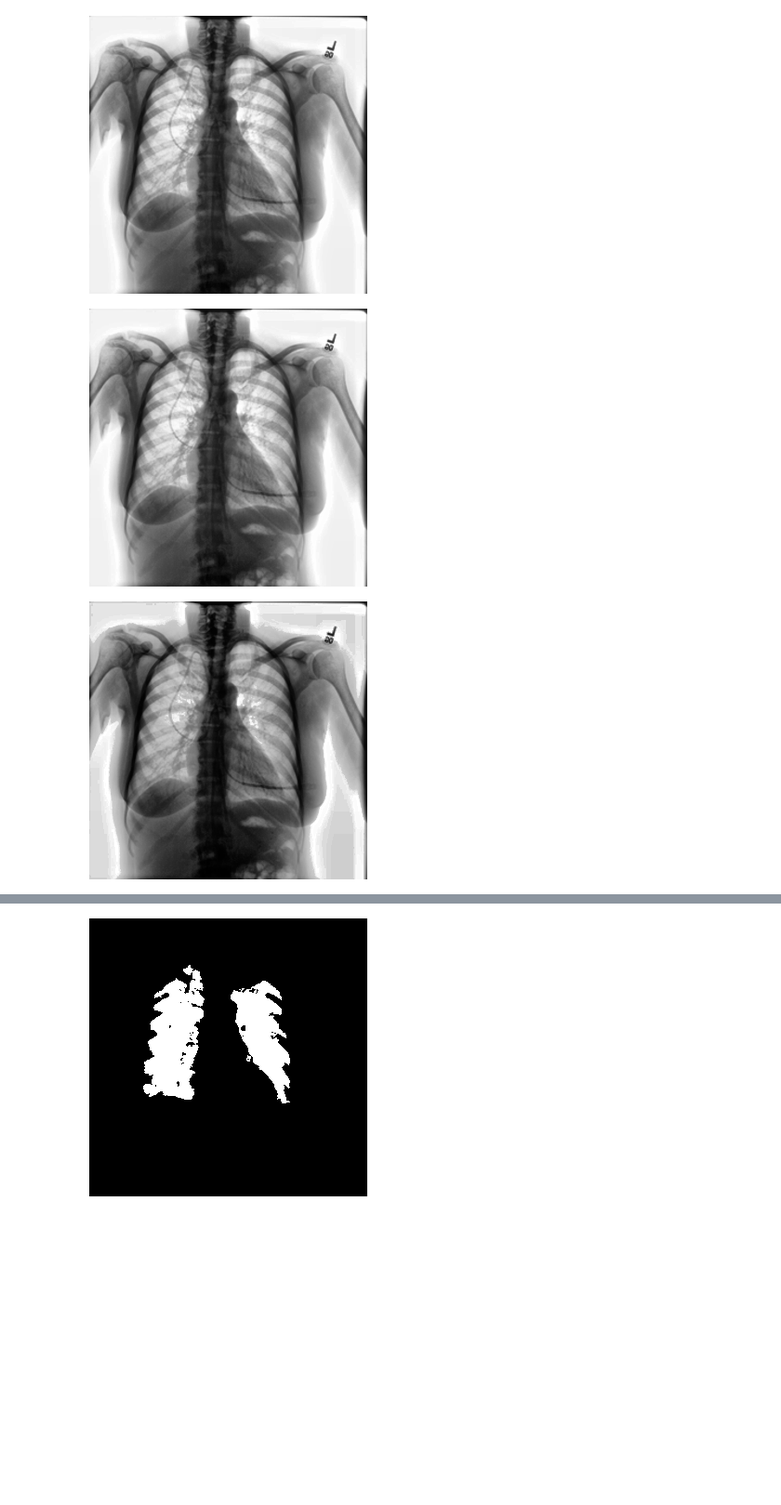
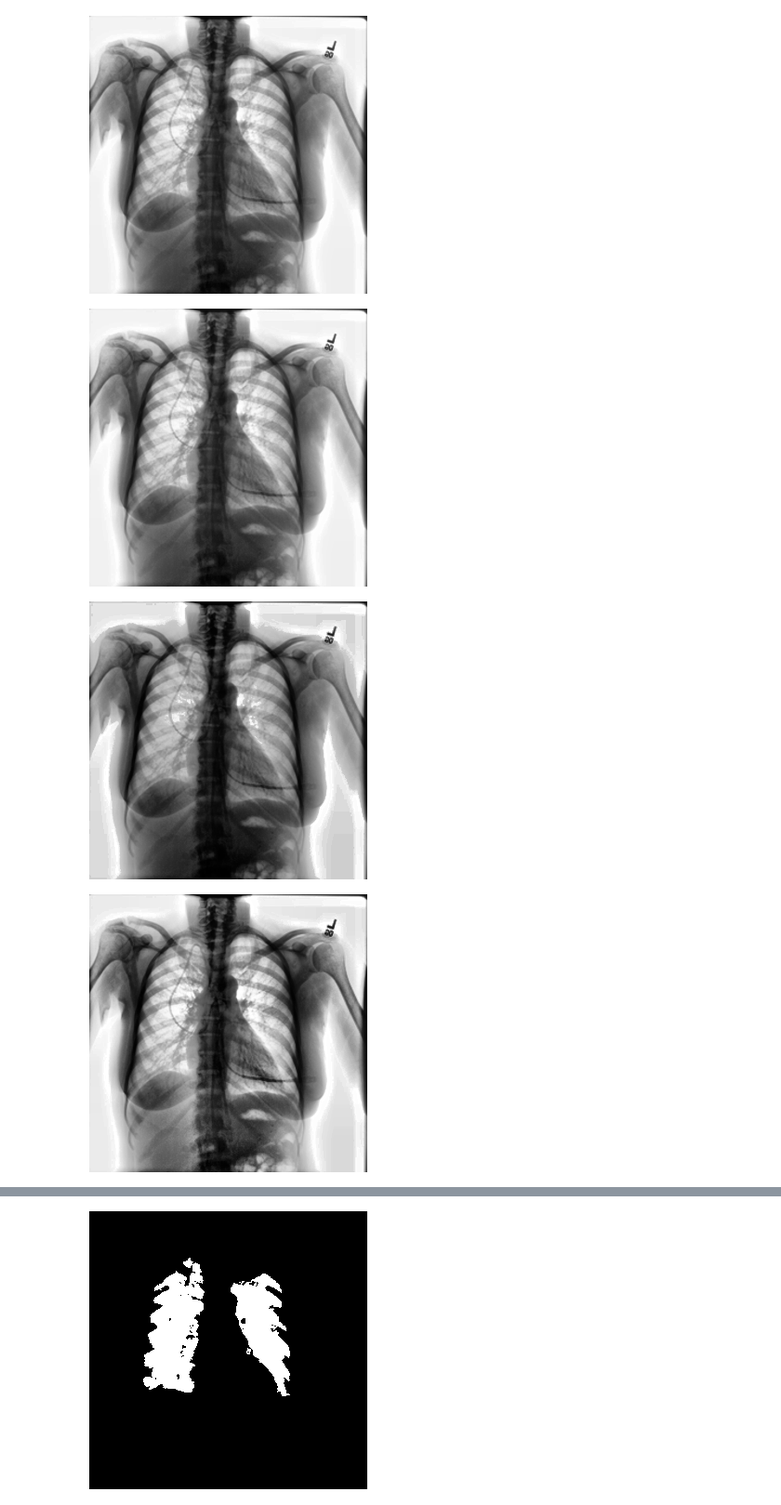
Before and after one commit to Bhadrinathanvt/Covid-19-Lung-Image-Processing, a Jupyter notebook: img_mask.ipynb, the cells around one changed output, grey strips where cells are left out. Shown at 93% size. Saved outputs shown, nothing was run; the diff lists cells and outputs as text; code cells hidden in the pictures; blank space fills up the shorter version.

```diff
--- a/img_mask.ipynb
+++ b/img_mask.ipynb
@@ -84,12 +84,15 @@ cv2_imshow(sub_img)
 # %%
 # Apply Histogram Equalization
 img_equalized = cv2.equalizeHist(sub_img)
+img_eqs = clahe.apply(sub_img)
 
 # Display the original and equalized images
 cv2_imshow(sub_img)
 cv2_imshow(img_equalized)
+cv2_imshow(img_eqs)
 # %% [output]
 [figure]
 [figure]
+[figure, added]
 # %%
 # Define intensity range for lung area (this is just an example, may need adjustment)
```
Also changed, not shown: parts of 4 cells of this notebook.
